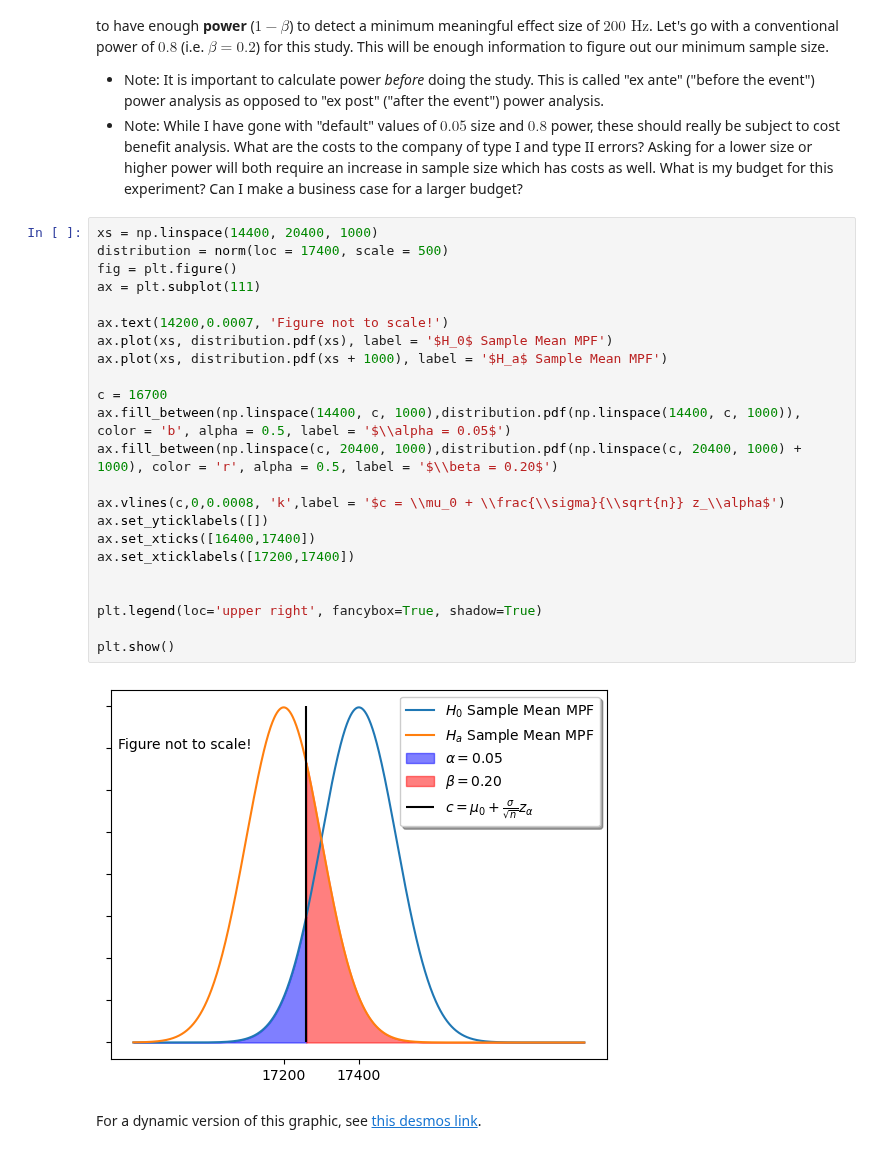
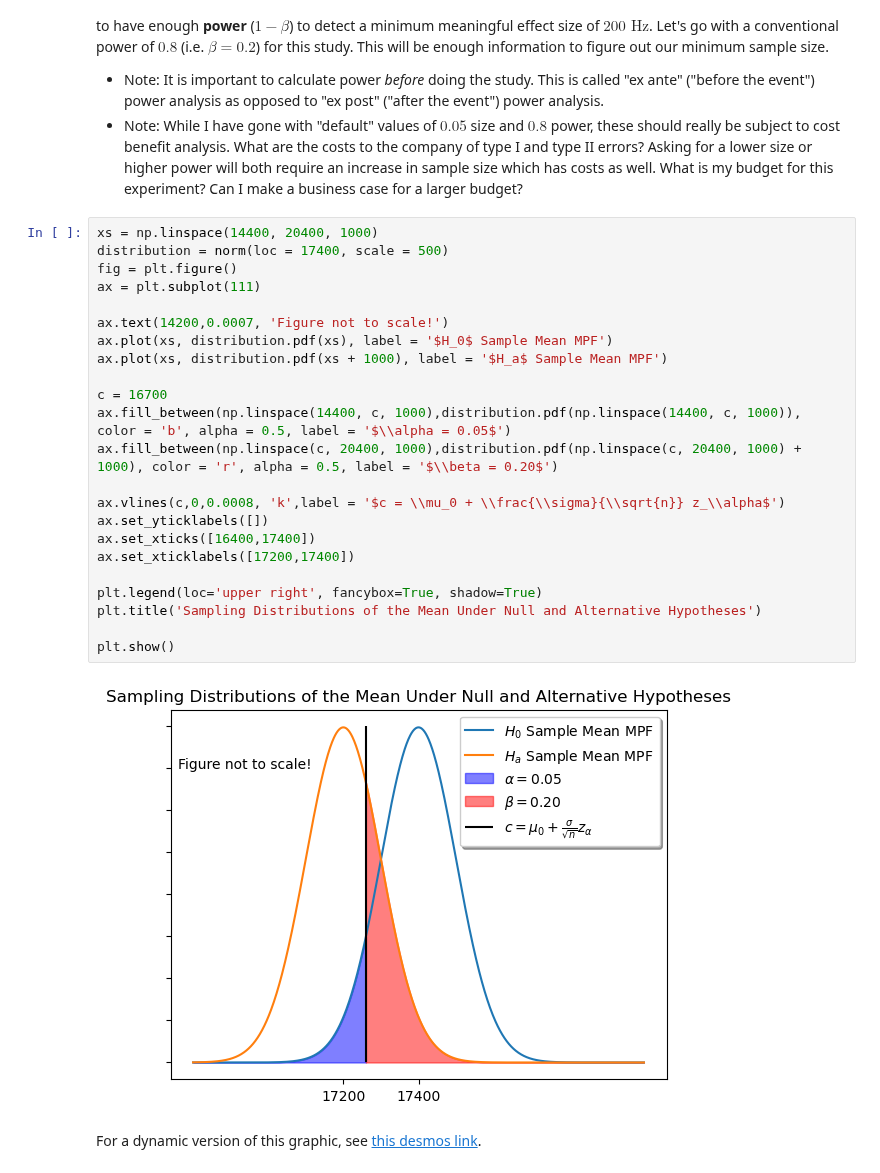
Before and after one commit to navidbahadoran/data-science-spring-2025, a Jupyter notebook: 05_inference_I/lecture/1_Hypothesis_Testing.ipynb, the cells around one changed output. Saved outputs shown, nothing was run; the diff lists cells and outputs as text.

Commit message:
graph title

```diff
--- a/05_inference_I/lecture/1_Hypothesis_Testing.ipynb
+++ b/05_inference_I/lecture/1_Hypothesis_Testing.ipynb
@@ -122,28 +122,28 @@ We would also like to minimize our chance of making a **type II error**.  If the
 # %%
 xs = np.linspace(14400, 20400, 1000)
 distribution = norm(loc = 17400, scale = 500)
 fig = plt.figure()
 ax = plt.subplot(111)
 
 ax.text(14200,0.0007, 'Figure not to scale!')
 ax.plot(xs, distribution.pdf(xs), label = '$H_0$ Sample Mean MPF')
 ax.plot(xs, distribution.pdf(xs + 1000), label = '$H_a$ Sample Mean MPF')
 
 c = 16700
 ax.fill_between(np.linspace(14400, c, 1000),distribution.pdf(np.linspace(14400, c, 1000)), color = 'b', alpha = 0.5, label = '$\\alpha = 0.05$')
 ax.fill_between(np.linspace(c, 20400, 1000),distribution.pdf(np.linspace(c, 20400, 1000) + 1000), color = 'r', alpha = 0.5, label = '$\\beta = 0.20$')
 
 ax.vlines(c,0,0.0008, 'k',label = '$c = \\mu_0 + \\frac{\\sigma}{\\sqrt{n}} z_\\alpha$')
 ax.set_yticklabels([])
 ax.set_xticks([16400,17400])
 ax.set_xticklabels([17200,17400])
 
-
 plt.legend(loc='upper right', fancybox=True, shadow=True)
+plt.title('Sampling Distributions of the Mean Under Null and Alternative Hypotheses')
 
 plt.show()
 # %% [output]
-[figure, old version]
+[figure, new version]
 # %% [markdown]
 For a dynamic version of this graphic, see [this desmos link](https://www.desmos.com/calculator/sm5fcvx1po).
 # %% [markdown]
```
